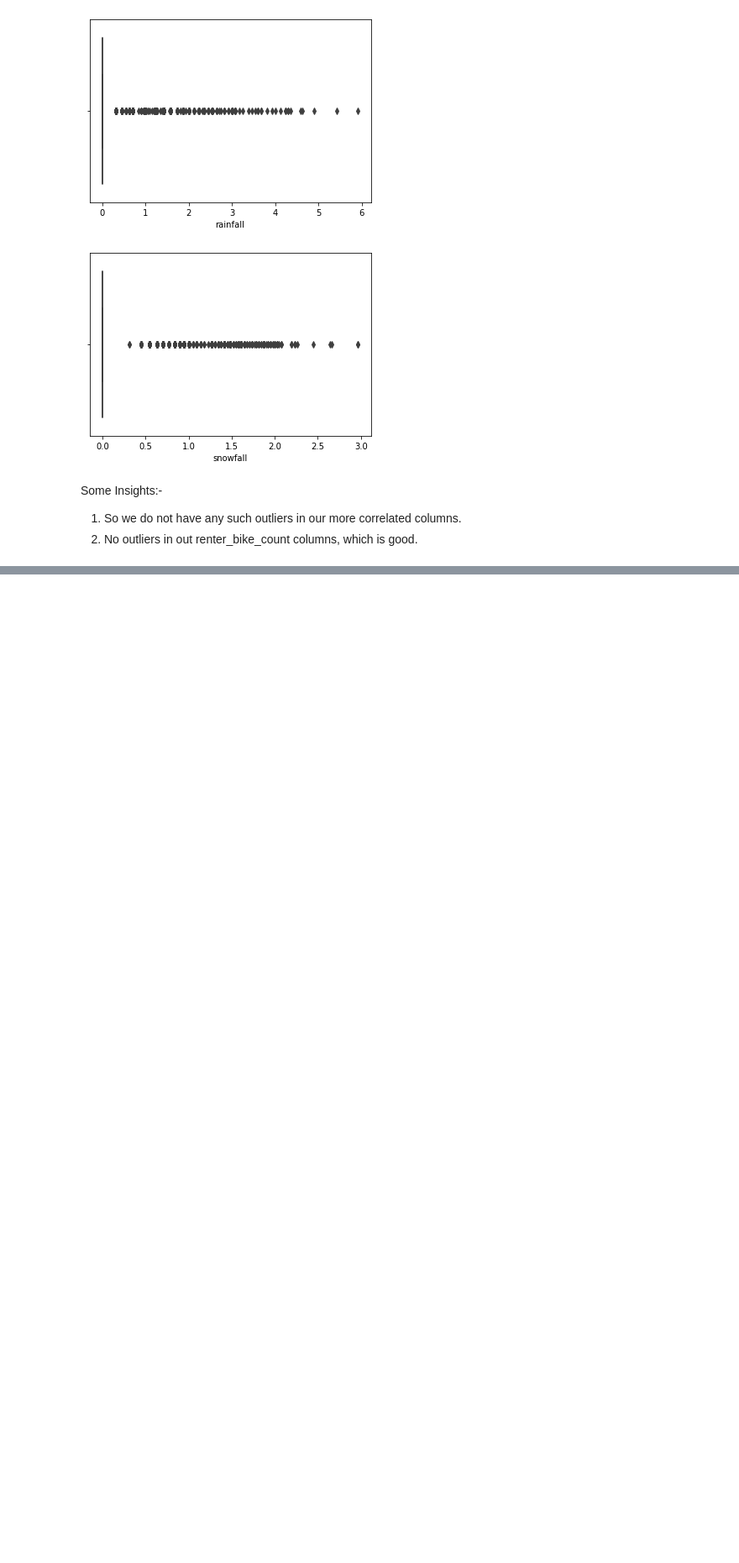
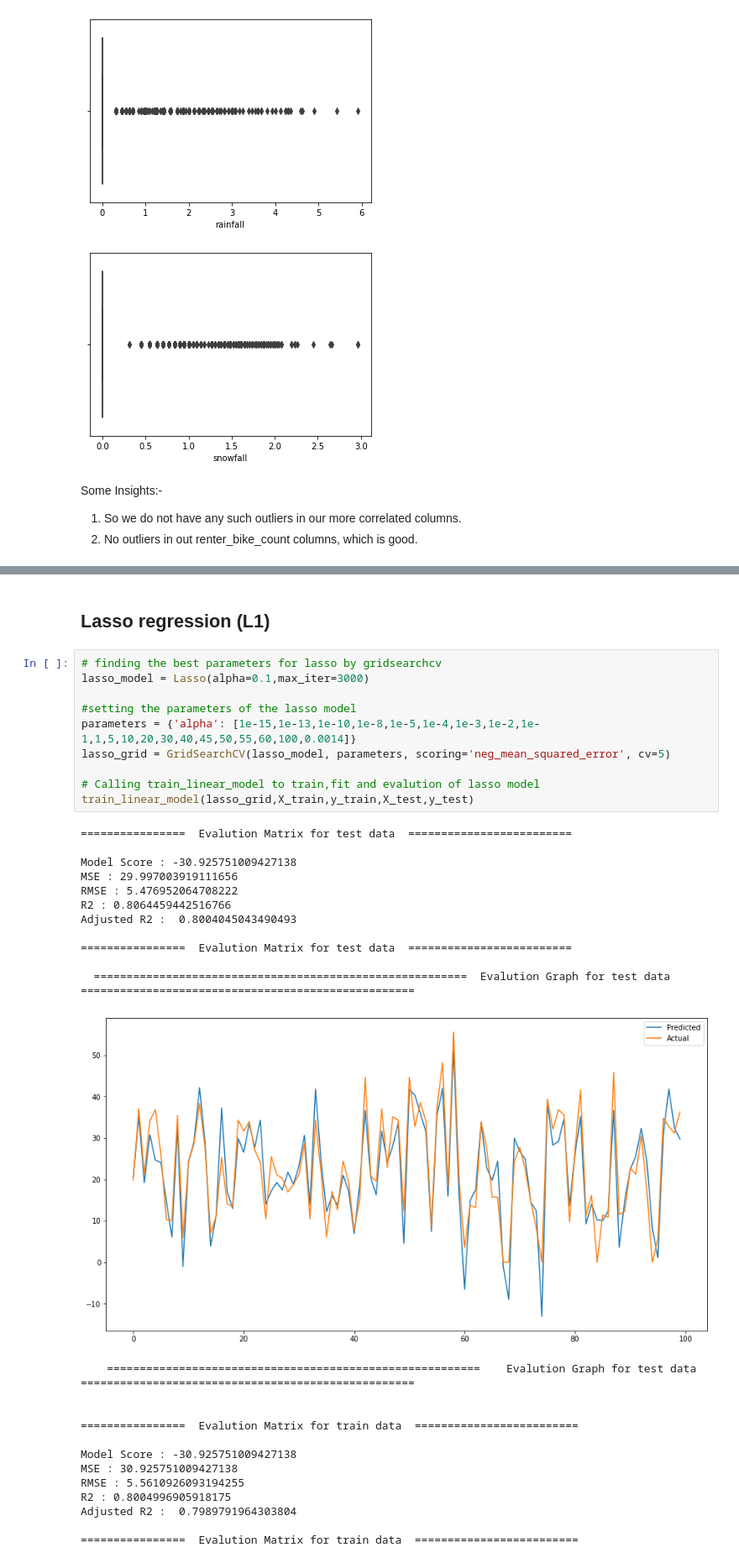
Before and after one commit to priyadarshani17/Bike-shearing-demand-predication-ML-regression-project, a Jupyter notebook: Bike_Sharing_Demand_Prediction_capstone_project_2.ipynb, the cells around one changed output, grey strips where cells are left out. Shown at 84% size. Saved outputs shown, nothing was run; the diff lists cells and outputs as text; blank space fills up the shorter version.

```diff
--- a/Bike_Sharing_Demand_Prediction_capstone_project_2.ipynb
+++ b/Bike_Sharing_Demand_Prediction_capstone_project_2.ipynb
@@ -1221,0 +1456,37 @@ Some Insights:-
+# %% [markdown]
+## Lasso regression (L1)
+# %%
+# finding the best parameters for lasso by gridsearchcv
+lasso_model = Lasso(alpha=0.1,max_iter=3000)
+
+#setting the parameters of the lasso model
+parameters = {'alpha': [1e-15,1e-13,1e-10,1e-8,1e-5,1e-4,1e-3,1e-2,1e-1,1,5,10,20,30,40,45,50,55,60,100,0.0014]}
+lasso_grid = GridSearchCV(lasso_model, parameters, scoring='neg_mean_squared_error', cv=5)
+
+# Calling train_linear_model to train,fit and evalution of lasso model
+train_linear_model(lasso_grid,X_train,y_train,X_test,y_test)
+# %% [output]
+================  Evalution Matrix for test data  =========================
+
+Model Score : -30.925751009427138
+MSE : 29.997003919111656
+RMSE : 5.476952064708222
+R2 : 0.8064459442516766
+Adjusted R2 :  0.8004045043490493
+
+================  Evalution Matrix for test data  =========================
+
+  =========================================================  Evalution Graph for test data  ===================================================
+[figure, added]
+    =========================================================    Evalution Graph for test data    ===================================================
+
+
+================  Evalution Matrix for train data  =========================
+
+Model Score : -30.925751009427138
+MSE : 30.925751009427138
+RMSE : 5.5610926093194255
+R2 : 0.8004996905918175
+Adjusted R2 :  0.7989791964303804
+
+================  Evalution Matrix for train data  =========================
```
Also changed, not shown: parts of 48 cells of this notebook.
